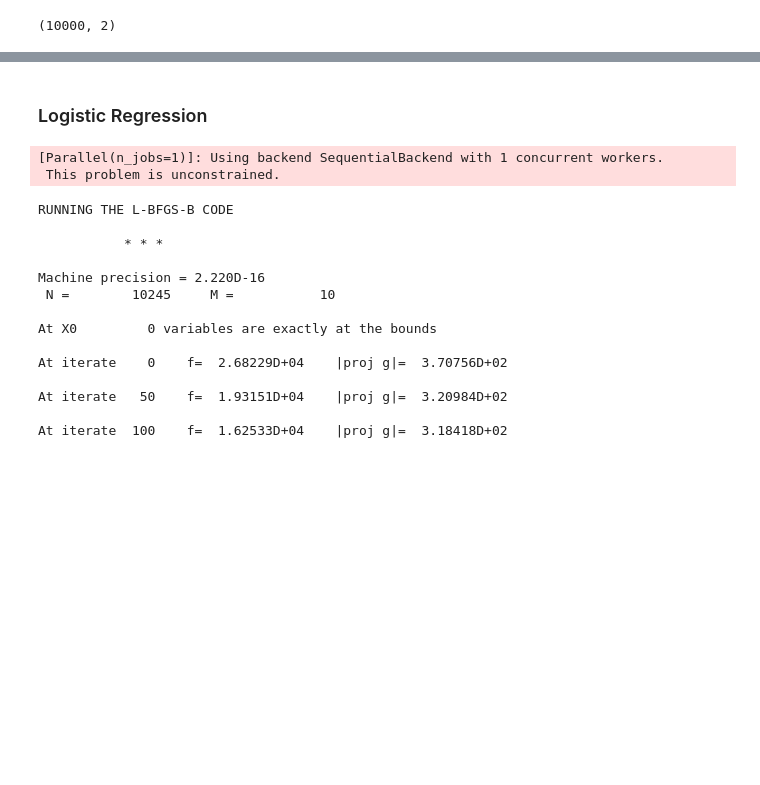
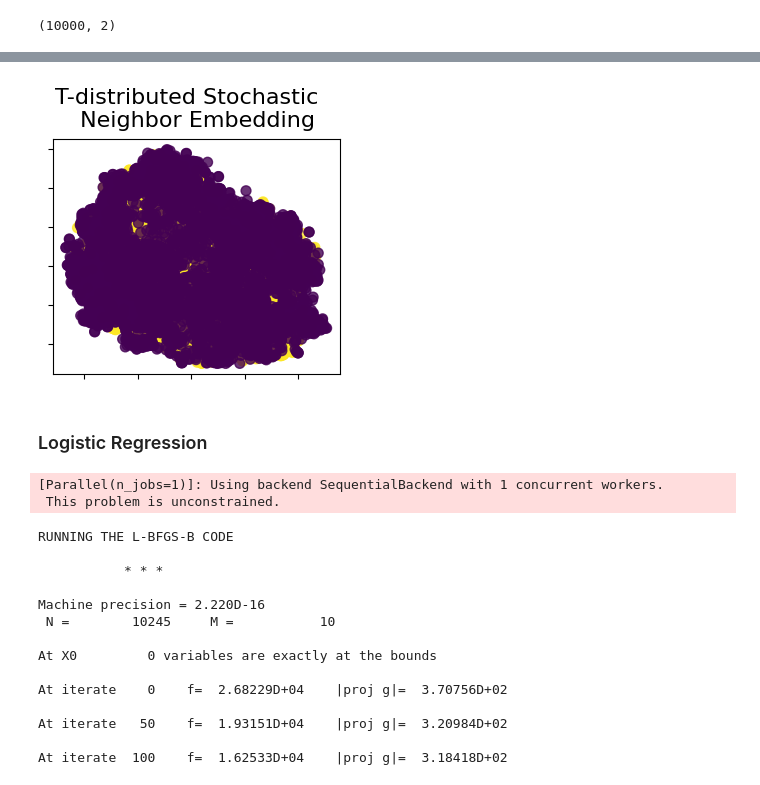
Before and after one commit to myasincifci/dispatch_smol, a Jupyter notebook: notebooks/logistic_regression.ipynb, the cells around one changed output, grey strips where cells are left out. Drawn from its saved outputs; the diff is of its cells as text; code cells hidden in the pictures; blank space fills up the shorter version.

```diff
--- a/notebooks/logistic_regression.ipynb
+++ b/notebooks/logistic_regression.ipynb
@@ -54,3 +170,31 @@ plt.gca().set_aspect('equal', 'datalim')
+# %%
+def add_2d_scatter(ax, points, points_color, title=None):
+    x, y = points.T
+    ax.scatter(x, y, c=points_color, s=50, alpha=0.8)
+    ax.set_title(title)
+    ax.xaxis.set_major_formatter(ticker.NullFormatter())
+    ax.yaxis.set_major_formatter(ticker.NullFormatter())
+
+def plot_2d(points, points_color, title):
+    fig, ax = plt.subplots(figsize=(3, 3), facecolor="white", constrained_layout=True)
+    fig.suptitle(title, size=16)
+    add_2d_scatter(ax, points, points_color)
+    plt.show()
+# %%
+t_sne = TSNE(
+    n_components=2,
+    perplexity=200,
+    init="random",
+    n_iter=1_000,
+    random_state=0,
+    learning_rate='auto',
+    metric="euclidean"
+)
+S_t_sne = t_sne.fit_transform(X_pca)
+
+plot_2d(S_t_sne, file_sc['labels'][indices_bt], "T-distributed Stochastic  \n Neighbor Embedding")
+# %% [output]
+[figure, added]
 # %% [markdown]
 ### Logistic Regression
 # %%
```
Also changed, not shown: parts of 18 cells of this notebook.
